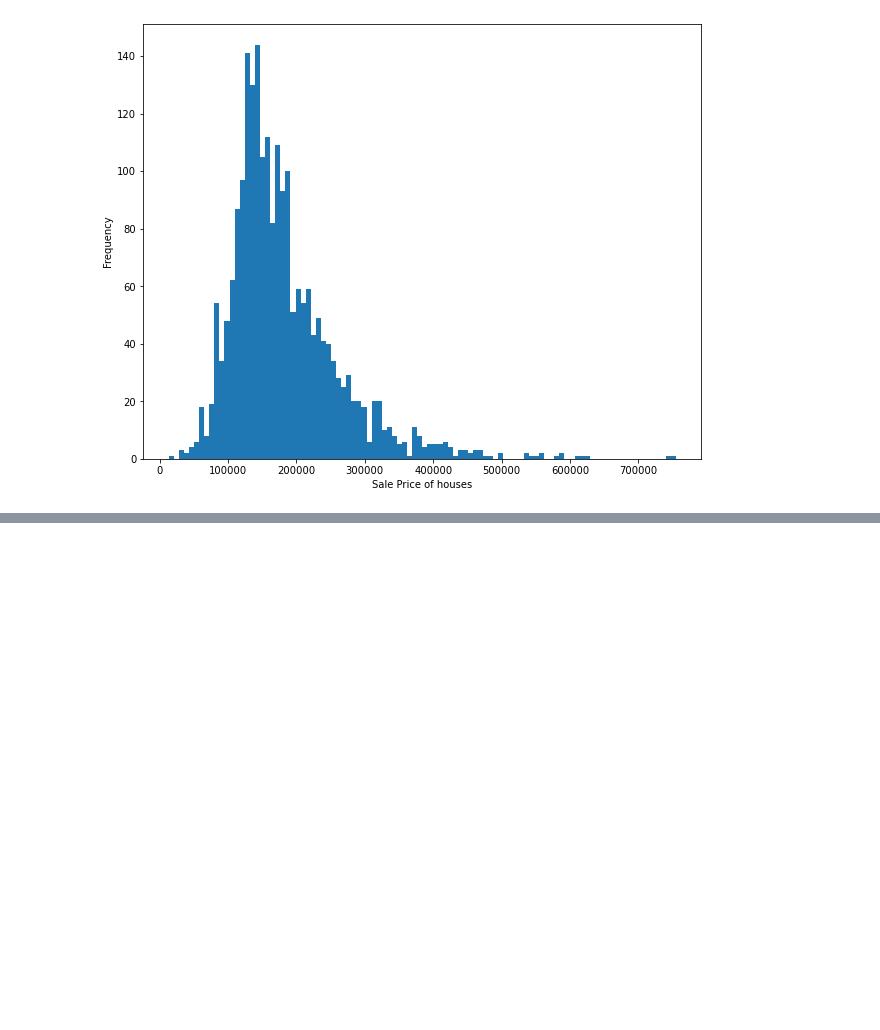
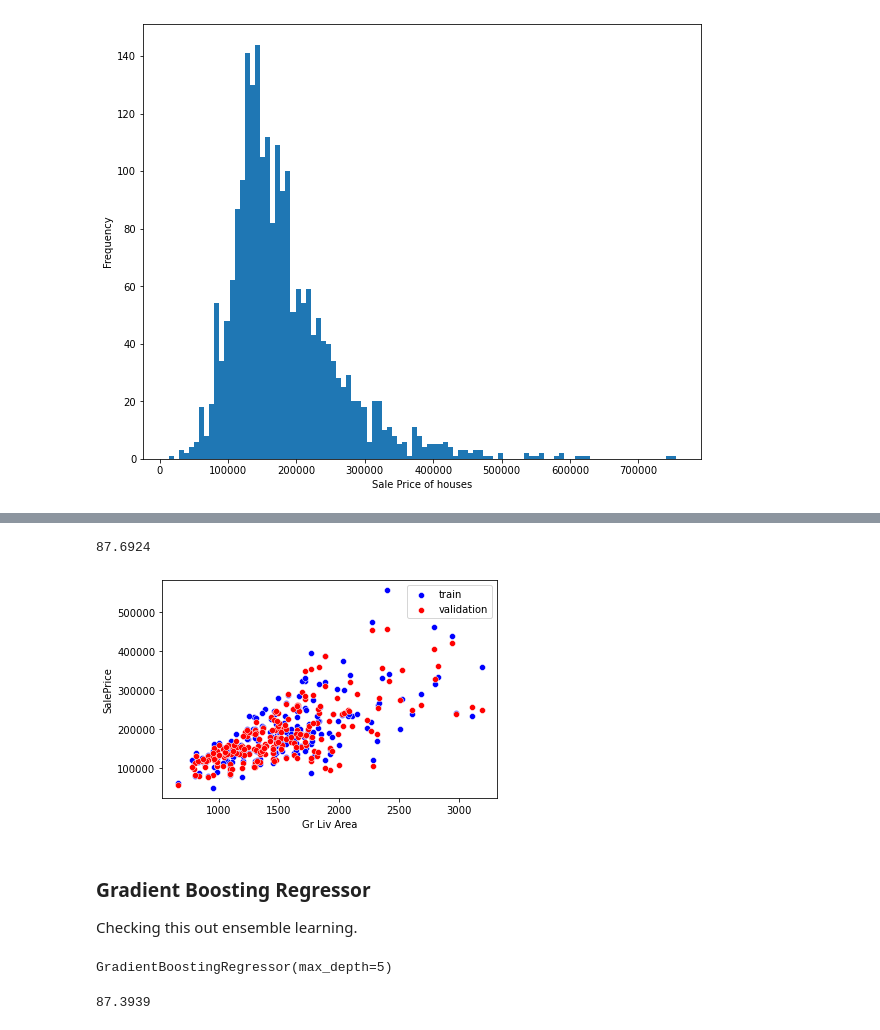
Before and after one commit to srijita0814/house_price_prediction, a Jupyter notebook: House_Price_Prediction.ipynb, the cells around one changed output, grey strips where cells are left out. Drawn from its saved outputs; the diff is of its cells as text; code cells hidden in the pictures; blank space fills up the shorter version.

```diff
--- a/House_Price_Prediction.ipynb
+++ b/House_Price_Prediction.ipynb
@@ -105,0 +359,5 @@ df_new.shape
+# %%
+model = XGBRegressor(learning_rate = 0.1, max_depth = 5, alpha = 10)
+# %%
+#Training the model using the train dataset.
+model.fit(X_train, y_train)
@@ -105,0 +375,21 @@ df_new.shape
+# %%
+#Accuracy of the model in the validation dataset.
+acc = model.score(X_test, y_test)*100
+acc = round(acc, 4)
+acc
+# %% [output]
+87.6924
+# %%
+#Store the value of the predictions in y_pred
+y_pred = model.predict(X_test)
+# %%
+#Plot a graph between the actual value and the predicted value
+fig, ax = plt.subplots()
+sb.scatterplot(x=X_test['Gr Liv Area'], y=y_test, color='blue', label='train')
+sb.scatterplot(x=X_test['Gr Liv Area'], y=y_pred, color='red', label='validation', ax=ax)
+plt.show()
+# %% [output]
+[figure, added]
+# %% [markdown]
+### Gradient Boosting Regressor
+Checking this out ensemble learning.
@@ -105,0 +399,12 @@ df_new.shape
+# %%
+#Training the model using the train dataset.
+clf.fit(X_train, y_train)
+# %% [output]
+GradientBoostingRegressor(max_depth=5)
+# %%
+#Accuracy of the model in the validation dataset.
+acc = clf.score(X_test, y_test)*100
+acc = round(acc, 4)
+acc
+# %% [output]
+87.3939
```
Also changed, not shown: parts of 86 cells of this notebook.
